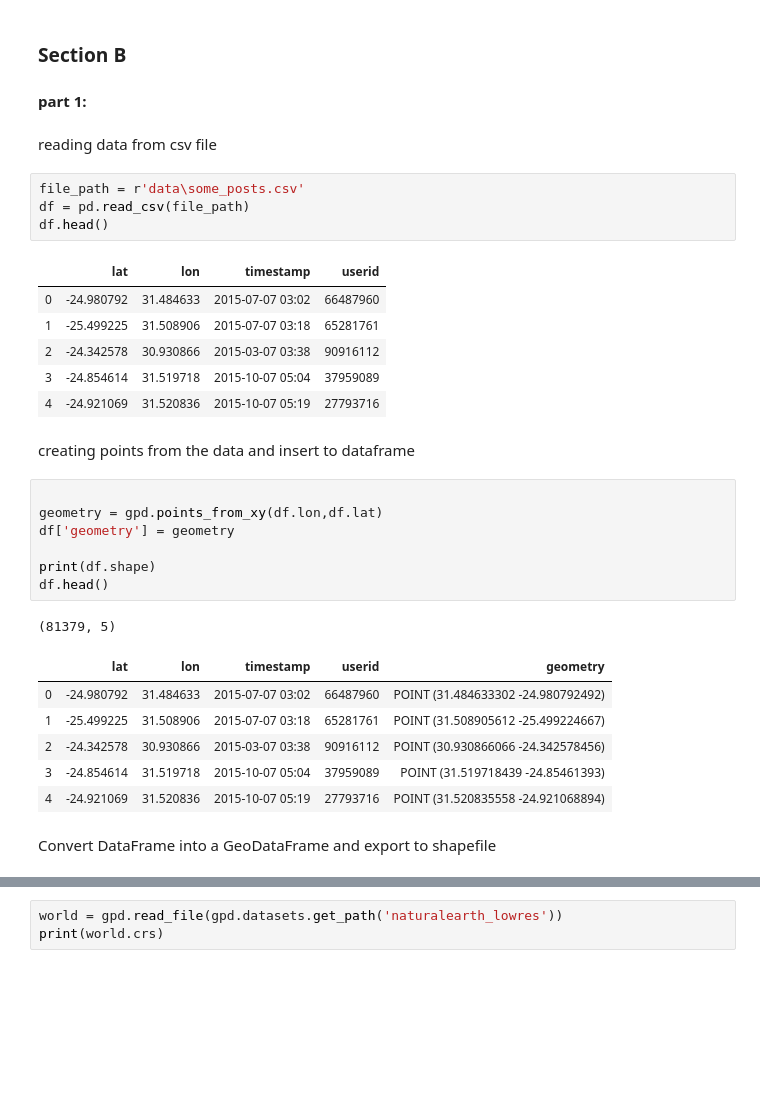
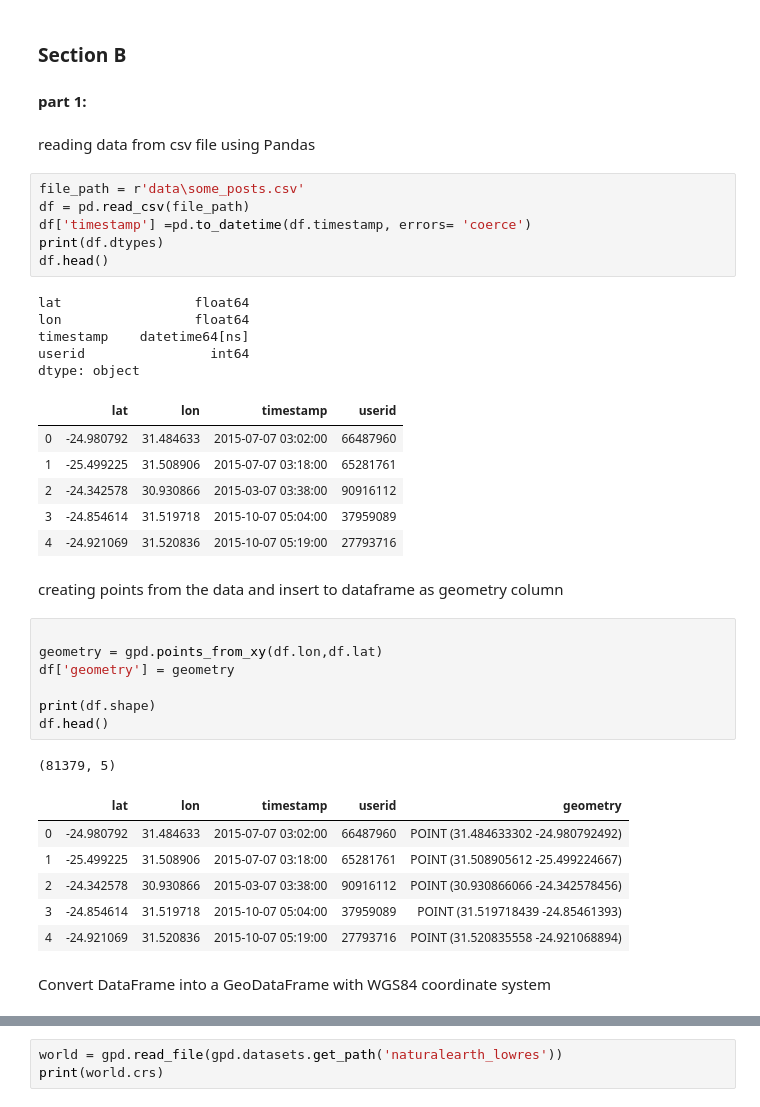
Before and after one commit to orenltr/gis_dev, a Jupyter notebook: hw1.ipynb, the cells around one changed output, grey strips where cells are left out. Saved outputs shown, nothing was run; the diff lists cells and outputs as text; blank space fills up the shorter version.

```diff
--- a/hw1.ipynb
+++ b/hw1.ipynb
@@ -63,20 +63,27 @@ average length is:  0.21502224823227184
 ### Section B
 #### part 1:
 # %% [markdown]
-reading data from csv file
+reading data from csv file using Pandas
 # %%
 file_path = r'data\some_posts.csv'
 df = pd.read_csv(file_path)
+df['timestamp'] =pd.to_datetime(df.timestamp, errors= 'coerce')
+print(df.dtypes)
 df.head()
 # %% [output]
+lat                 float64
+lon                 float64
+timestamp    datetime64[ns]
+userid                int64
+dtype: object
 |  | lat | lon | timestamp | userid |
-| 0 | -24.980792 | 31.484633 | 2015-07-07 03:02 | 66487960 |
-| 1 | -25.499225 | 31.508906 | 2015-07-07 03:18 | 65281761 |
-| 2 | -24.342578 | 30.930866 | 2015-03-07 03:38 | 90916112 |
-| 3 | -24.854614 | 31.519718 | 2015-10-07 05:04 | 37959089 |
-| 4 | -24.921069 | 31.520836 | 2015-10-07 05:19 | 27793716 |
+| 0 | -24.980792 | 31.484633 | 2015-07-07 03:02:00 | 66487960 |
+| 1 | -25.499225 | 31.508906 | 2015-07-07 03:18:00 | 65281761 |
+| 2 | -24.342578 | 30.930866 | 2015-03-07 03:38:00 | 90916112 |
+| 3 | -24.854614 | 31.519718 | 2015-10-07 05:04:00 | 37959089 |
+| 4 | -24.921069 | 31.520836 | 2015-10-07 05:19:00 | 27793716 |
 # %% [markdown]
-creating points from the data and insert to dataframe
+creating points from the data and insert to dataframe as geometry column
 # %%
 
 geometry = gpd.points_from_xy(df.lon,df.lat)
@@ -87,12 +94,12 @@ df.head()
 # %% [output]
 (81379, 5)
 |  | lat | lon | timestamp | userid | geometry |
-| 0 | -24.980792 | 31.484633 | 2015-07-07 03:02 | 66487960 | POINT (31.484633302 -24.980792492) |
-| 1 | -25.499225 | 31.508906 | 2015-07-07 03:18 | 65281761 | POINT (31.508905612 -25.499224667) |
-| 2 | -24.342578 | 30.930866 | 2015-03-07 03:38 | 90916112 | POINT (30.930866066 -24.342578456) |
-| 3 | -24.854614 | 31.519718 | 2015-10-07 05:04 | 37959089 | POINT (31.519718439 -24.85461393) |
-| 4 | -24.921069 | 31.520836 | 2015-10-07 05:19 | 27793716 | POINT (31.520835558 -24.921068894) |
+| 0 | -24.980792 | 31.484633 | 2015-07-07 03:02:00 | 66487960 | POINT (31.484633302 -24.980792492) |
+| 1 | -25.499225 | 31.508906 | 2015-07-07 03:18:00 | 65281761 | POINT (31.508905612 -25.499224667) |
+| 2 | -24.342578 | 30.930866 | 2015-03-07 03:38:00 | 90916112 | POINT (30.930866066 -24.342578456) |
+| 3 | -24.854614 | 31.519718 | 2015-10-07 05:04:00 | 37959089 | POINT (31.519718439 -24.85461393) |
+| 4 | -24.921069 | 31.520836 | 2015-10-07 05:19:00 | 27793716 | POINT (31.520835558 -24.921068894) |
 # %% [markdown]
-Convert DataFrame into a GeoDataFrame and export to shapefile
+Convert DataFrame into a GeoDataFrame with WGS84 coordinate system
 # %%
 # crate geodataframe
```
Also changed, not shown: parts of 29 cells of this notebook.
